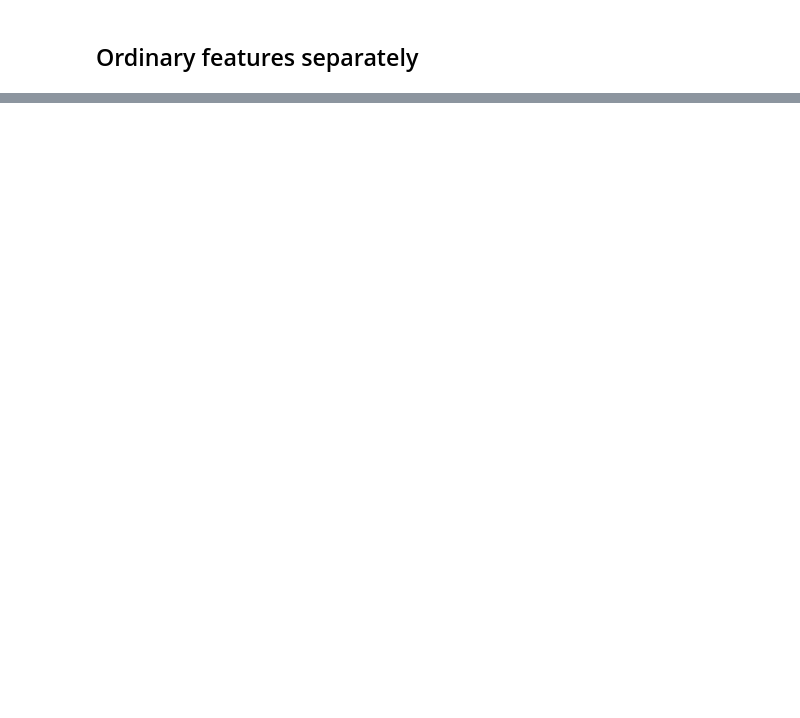
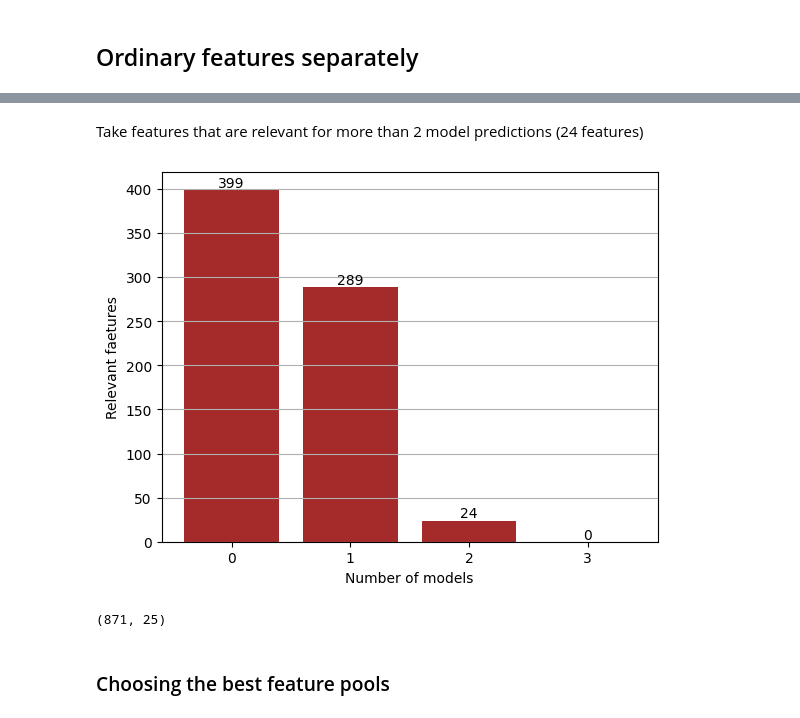
Before and after one commit to altairje/Meta-Algorithm-ATM, a Jupyter notebook: Feature_extraction.ipynb, the cells around one changed output, grey strips where cells are left out. Drawn from its saved outputs; the diff is of its cells as text; code cells hidden in the pictures; blank space fills up the shorter version.

```diff
--- a/Feature_extraction.ipynb
+++ b/Feature_extraction.ipynb
@@ -401,0 +596,11 @@ ord_features.to_csv('Ordinary_features.csv')
+# %%
+df_merged_tsf = pd.merge(tsf_features, best_model_df)
+
+encoder = LabelEncoder()
+df_merged_tsf['model_id'] = encoder.fit_transform(df_merged_tsf[['model_name']])
+features = tsf_features.drop('naming_orig', axis=1).columns
+
+df_merged_tsf_train = df_merged_tsf[df_merged_tsf['naming_orig'].isin(list(Train_df))]
+
+y_train = df_merged_tsf_train['model_id'] # labels of the best model for each time series
+x_train = df_merged_tsf_train[features] # all tsfresh features for each time-series
@@ -401,0 +609,3 @@ ord_features.to_csv('Ordinary_features.csv')
+# %%
+feature_relevance = tsf.feature_selection.relevance.calculate_relevance_table(x_train, y_train, ml_task='classification', multiclass=True)
+feature_relevance.head(10)
@@ -401,0 +626,26 @@ ord_features.to_csv('Ordinary_features.csv')
+# %% [markdown]
+Take features that are relevant for more than 2 model predictions (24 features)
+# %%
+n_significant = []
+relevant_faetures = []
+
+for i in range(max(feature_relevance['n_significant']) + 1):
+    n_significant.append(i)
+    relevant_faetures.append(len(feature_relevance[feature_relevance['n_significant'] > i]['feature'].to_list()))
+# %%
+bar = plt.bar([str(x) for x in n_significant], relevant_faetures, color='brown')
+plt.bar_label(bar)
+plt.xlabel('Number of models')
+plt.ylabel('Relevant faetures')
+plt.grid(axis='y')
+# %% [output]
+[figure, added]
+# %%
+relevant_features = feature_relevance[feature_relevance['n_significant'] > 2]['feature'].to_list()
+relevant_features.append('naming_orig')
+tsf_features = tsf_features[relevant_features]
+tsf_features.shape
+# %% [output]
+(871, 25)
+# %% [markdown]
+### Choosing the best feature pools
```
Also changed, not shown: parts of 44 cells of this notebook, 4 other files.
